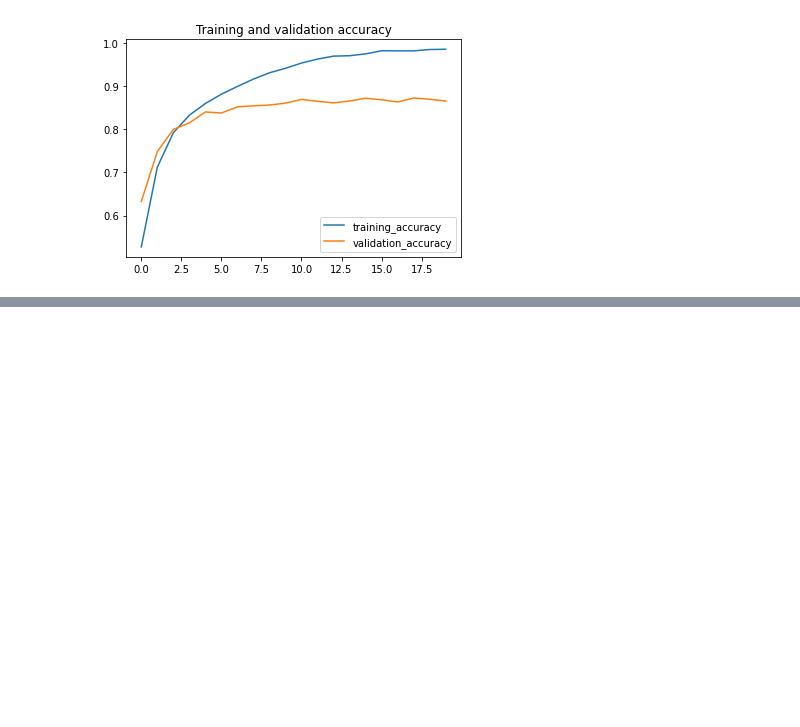
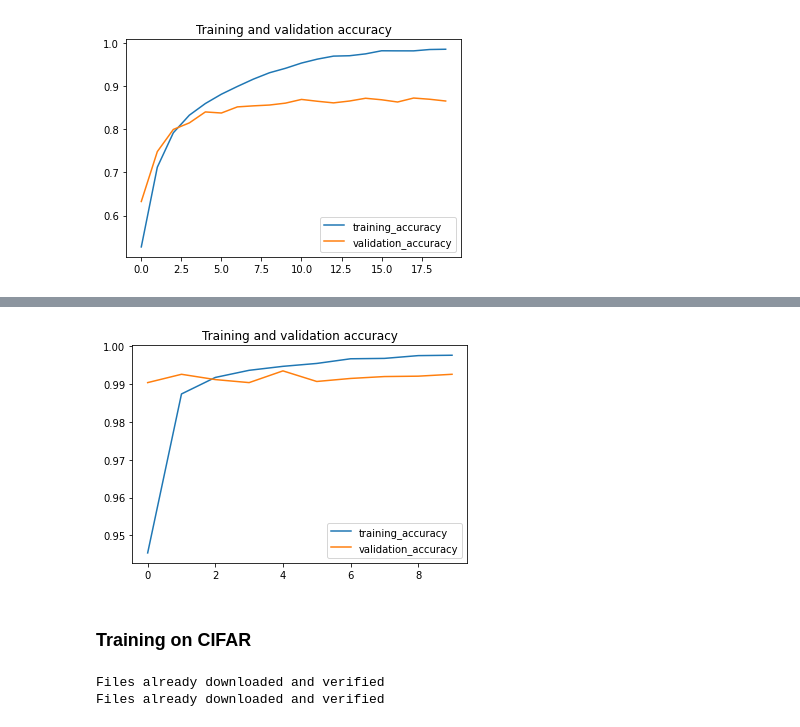
Before and after one commit to khalit7/Computer_Vision_Models_Analysis, a Jupyter notebook: Image_classification.ipynb, the cells around one changed output, grey strips where cells are left out. Drawn from its saved outputs; the diff is of its cells as text; code cells hidden in the pictures; blank space fills up the shorter version.

```diff
--- a/Image_classification.ipynb
+++ b/Image_classification.ipynb
@@ -623,0 +733,30 @@ plot_helper("Training and validation accuracy",training_accuracy = training_acc_
+# %%
+plot_helper("Training and validation accuracy",training_accuracy = training_acc_history,validation_accuracy = val_acc_history)
+# %% [output]
+[figure, added]
+# %% [markdown]
+### Training on CIFAR
+# %%
+def get_CIFAR_VGG(batch_size = BATCH_SIZE):
+
+  transform = transforms.Compose([ transforms.Resize((224, 224)),
+                                      transforms.ToTensor(),
+                                      transforms.Normalize((0.5,0.5,0.5,), (0.5,0.5,0.5))])
+
+
+  trainset = torchvision.datasets.CIFAR10(root='.', train=True,
+                                          download=True, transform=transform)
+  trainloader = torch.utils.data.DataLoader(trainset, batch_size=batch_size,
+                                            shuffle=True)
+
+  testset = torchvision.datasets.CIFAR10(root='.', train=False,
+                                        download=True, transform=transform)
+  testloader = torch.utils.data.DataLoader(testset, batch_size=batch_size,
+                                          shuffle=False)
+
+  return trainloader,testloader
+
+CIFAR_train,CIFAR_val = get_CIFAR_VGG()
+# %% [output]
+Files already downloaded and verified
+Files already downloaded and verified
```
Also changed, not shown: parts of 25 cells of this notebook.
